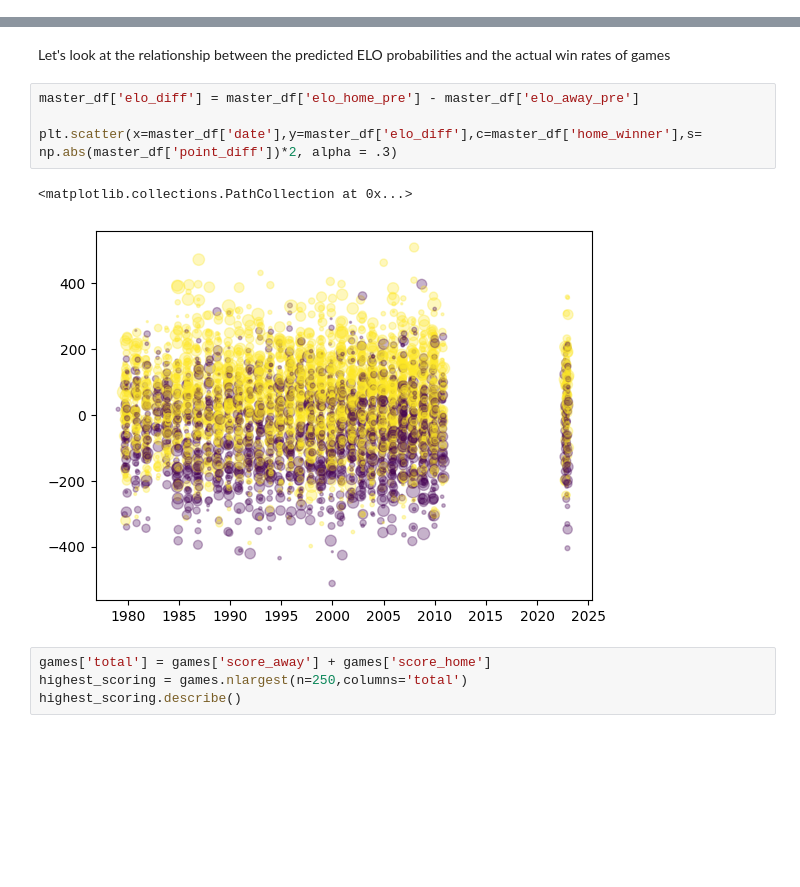
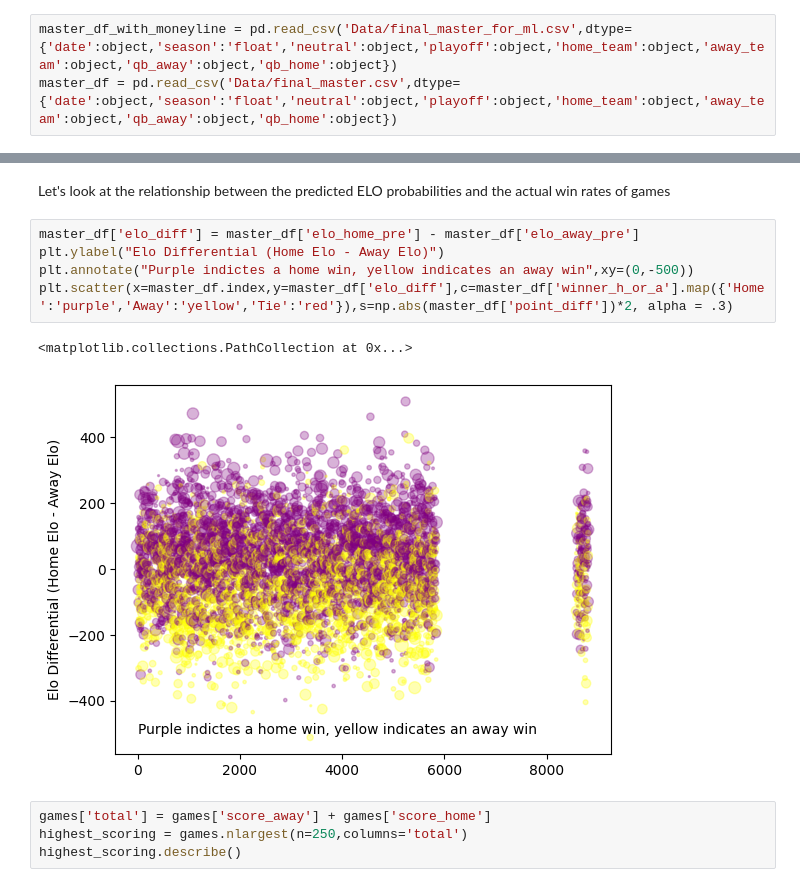
Before and after one commit to JonathanSears1/JonathanSears1.github.io, a Jupyter notebook: Beat-The-Books.ipynb, the cells around one changed output, grey strips where cells are left out. Drawn from its saved outputs; the diff is of its cells as text; blank space fills up the shorter version.

```diff
--- a/Beat-The-Books.ipynb
+++ b/Beat-The-Books.ipynb
@@ -717,3 +575,6 @@ master_df['home_winner'] = master_df['winner'] == master_df['team_home']
+# %%
+master_df_with_moneyline = pd.read_csv('Data/final_master_for_ml.csv',dtype={'date':object,'season':'float','neutral':object,'playoff':object,'home_team':object,'away_team':object,'qb_away':object,'qb_home':object})
+master_df = pd.read_csv('Data/final_master.csv',dtype={'date':object,'season':'float','neutral':object,'playoff':object,'home_team':object,'away_team':object,'qb_away':object,'qb_home':object})
 # %%
 rolling_cols = ['Unnamed: 0-rolling-4-home',
  'Unnamed: 0-rolling-4-away',
@@ -1022,11 +865,12 @@ While this may look like a small percentage, it's enough to work with and give m
 Let's look at the relationship between the predicted ELO probabilities and the actual win rates of games
 # %%
 master_df['elo_diff'] = master_df['elo_home_pre'] - master_df['elo_away_pre']
-
-plt.scatter(x=master_df['date'],y=master_df['elo_diff'],c=master_df['home_winner'],s= np.abs(master_df['point_diff'])*2, alpha = .3)
+plt.ylabel("Elo Differential (Home Elo - Away Elo)")
+plt.annotate("Purple indictes a home win, yellow indicates an away win",xy=(0,-500))
+plt.scatter(x=master_df.index,y=master_df['elo_diff'],c=master_df['winner_h_or_a'].map({'Home':'purple','Away':'yellow','Tie':'red'}),s=np.abs(master_df['point_diff'])*2, alpha = .3)
 # %% [output]
 <matplotlib.collections.PathCollection at 0x...>
-[figure, old version]
+[figure, new version]
 # %%
 games['total'] = games['score_away'] + games['score_home']
 highest_scoring = games.nlargest(n=250,columns='total')
```
Also changed, not shown: parts of 107 cells of this notebook.
